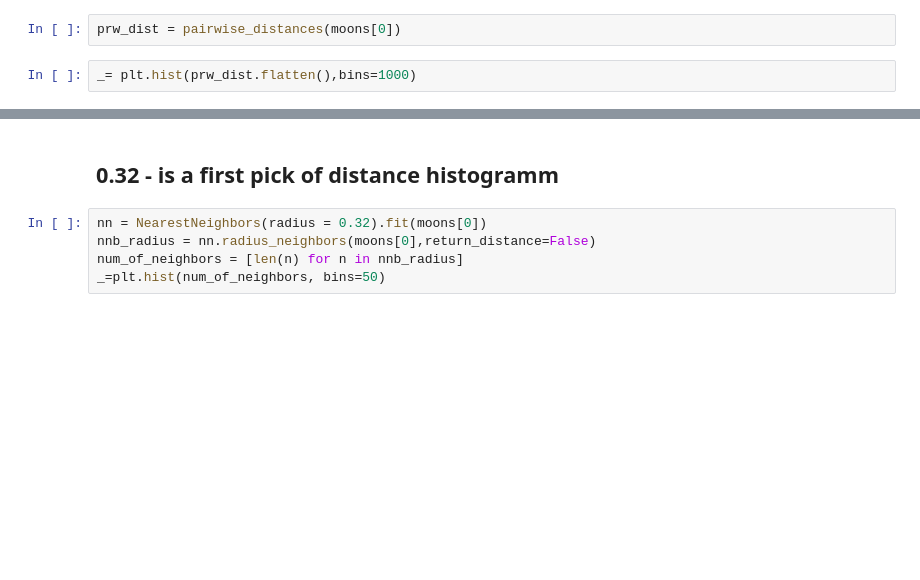
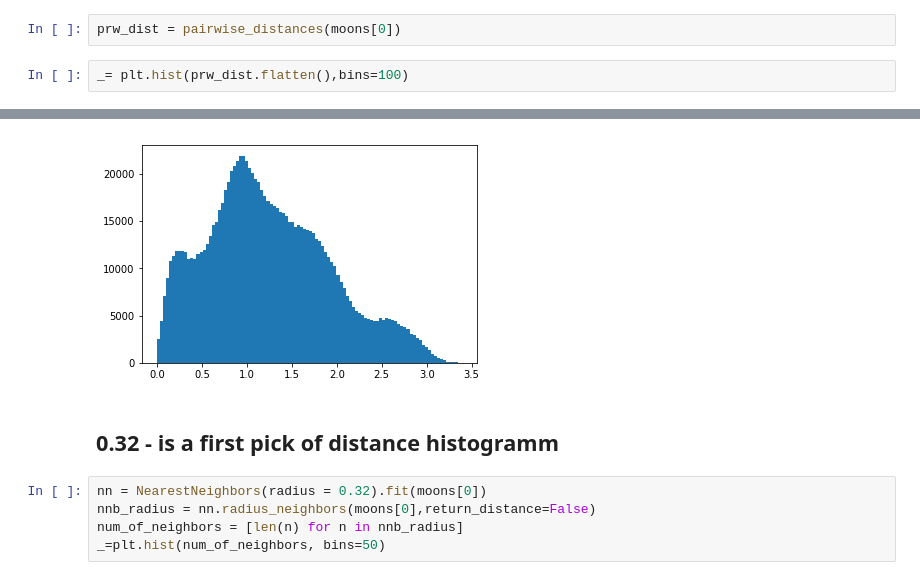
Before and after one commit to dmitrysarov/dbscan_play, a Jupyter notebook: test_my_dbscan.ipynb, the cells around one changed output, grey strips where cells are left out. Saved outputs shown, nothing was run; the diff lists cells and outputs as text; blank space fills up the shorter version.

```diff
--- a/test_my_dbscan.ipynb
+++ b/test_my_dbscan.ipynb
@@ -16,5 +18,5 @@ plt.scatter(moons[0][:,0],moons[0][:,1],c=moons[1])
 # %%
 prw_dist = pairwise_distances(moons[0])
 # %%
-_= plt.hist(prw_dist.flatten(),bins=1000)
+_= plt.hist(prw_dist.flatten(),bins=100)
 # %% [output]
@@ -23,3 +23,4 @@ _= plt.hist(prw_dist.flatten(),bins=1000)
+[figure, added]
 # %% [markdown]
 ## 0.32 - is a first pick of distance histogramm
 # %%
```
Also changed, not shown: parts of 10 cells of this notebook, 2 other files.
